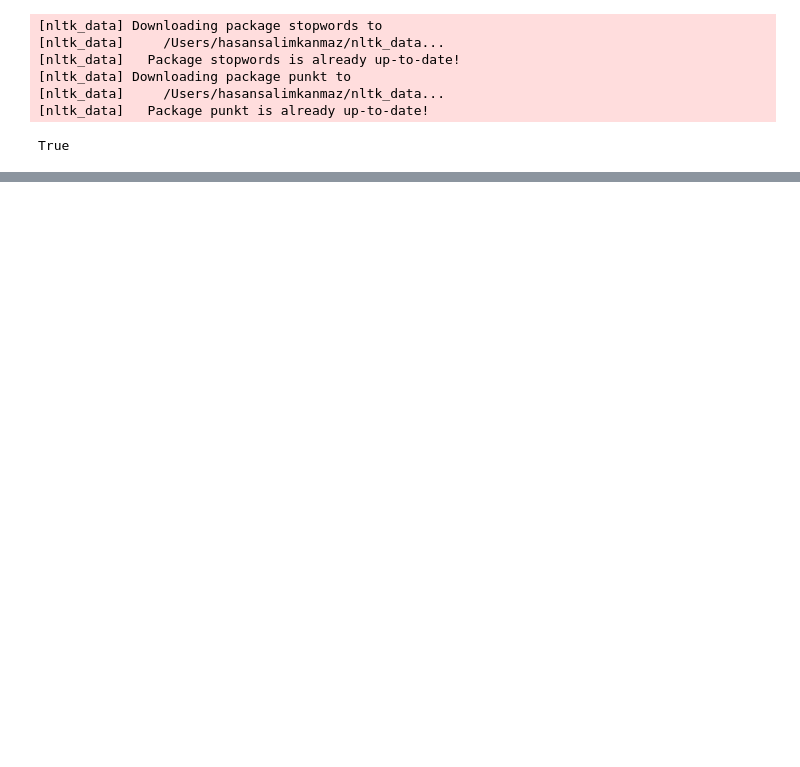
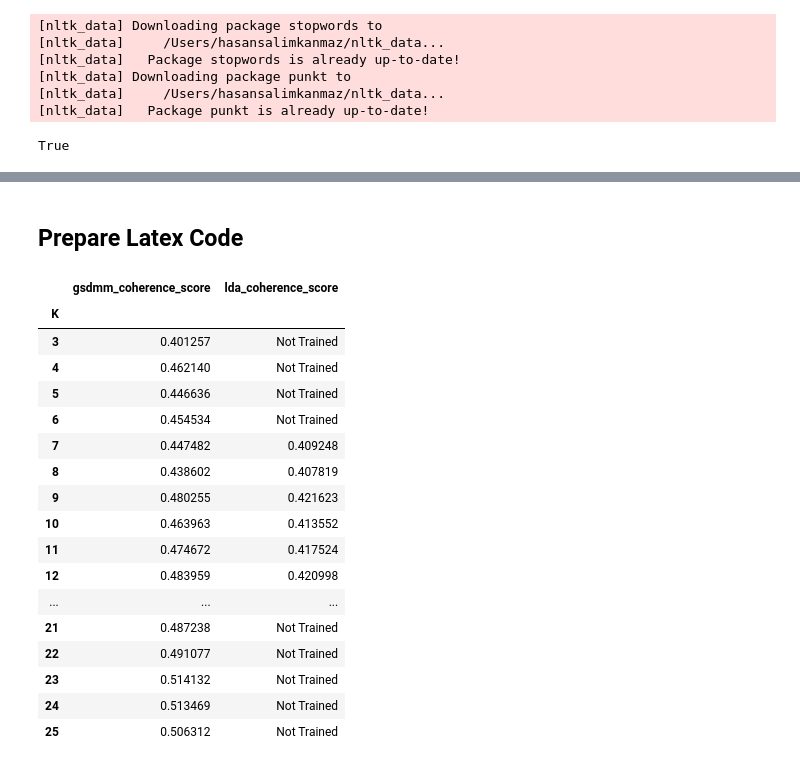
Before and after one commit to ossamum/kuleuven-thesis, a Jupyter notebook: 03_STTM.ipynb, the cells around one changed output, grey strips where cells are left out. Saved outputs shown, nothing was run; the diff lists cells and outputs as text; code cells hidden in the pictures; blank space fills up the shorter version.

Commit message:
update STTM notebook to include final lda and sttm model trainings

```diff
--- a/03_STTM.ipynb
+++ b/03_STTM.ipynb
@@ -147,0 +240,5 @@ Top words for index 28:
+# %%
+lda_scores = pd.DataFrame(
+    [{"coherence_score": m["coherence_score"], "K": m["K"]} for m in sorted_lda_models]
+)
+# lda_scores.to_csv("lda_scores.csv", index=False)
@@ -147,0 +330,14 @@ Top words for index 28:
+# %%
+# gsdmm_models = []
+for n_topic in range(20, 31):
+    model, coherence_score = get_fitted_gsdmm_model_and_coherence(n_topic, 30)
+    model_data = {"model": model, "coherence_score": coherence_score, "K": n_topic}
+    print(model_data)
+    gsdmm_models.append(model_data)
+
+sorted_gsdmm_models = sorted(
+    gsdmm_models, key=lambda x: x["coherence_score"], reverse=True
+)
+
+for i in sorted_gsdmm_models:
+    print(i)
@@ -147,0 +374,3 @@ Top words for index 28:
+# %%
+filtered_sorted_gsdmm_models = [m for m in sorted_gsdmm_models if m["K"] < 26]
+print_top_words_gsdmm(filtered_sorted_gsdmm_models[0]["model"])
@@ -147,0 +417,9 @@ Top words for index 28:
+# %%
+sttm_scores = pd.DataFrame(
+    [
+        {"coherence_score": m["coherence_score"], "K": m["K"]}
+        for m in filtered_sorted_gsdmm_models
+        if m["K"] < 26
+    ]
+)
+sttm_scores
@@ -147,0 +446,34 @@ Top words for index 28:
+# %% [markdown]
+## Prepare Latex Code
+# %%
+scores_df = (
+    sttm_scores.set_index("K")
+    .sort_index()
+    .rename(columns={"coherence_score": "gsdmm_coherence_score"})
+    .join(
+        lda_scores.set_index("K")
+        .sort_index()
+        .rename(columns={"coherence_score": "lda_coherence_score"})
+    )
+)
+scores_df.fillna("Not Trained", inplace=True)
+scores_df
+# %% [output]
+|  | gsdmm_coherence_score | lda_coherence_score |
+| K |  |  |
+| 3 | 0.401257 | Not Trained |
+| 4 | 0.462140 | Not Trained |
+| 5 | 0.446636 | Not Trained |
+| 6 | 0.454534 | Not Trained |
+| 7 | 0.447482 | 0.409248 |
+| 8 | 0.438602 | 0.407819 |
+| 9 | 0.480255 | 0.421623 |
+| 10 | 0.463963 | 0.413552 |
+| 11 | 0.474672 | 0.417524 |
+| 12 | 0.483959 | 0.420998 |
+| ... | ... | ... |
+| 21 | 0.487238 | Not Trained |
+| 22 | 0.491077 | Not Trained |
+| 23 | 0.514132 | Not Trained |
+| 24 | 0.513469 | Not Trained |
+| 25 | 0.506312 | Not Trained |
```
Also changed, not shown: parts of 27 cells of this notebook.
